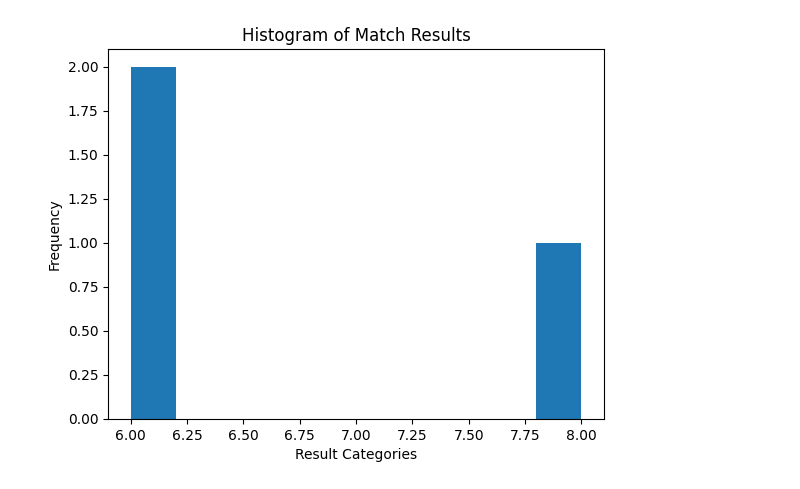
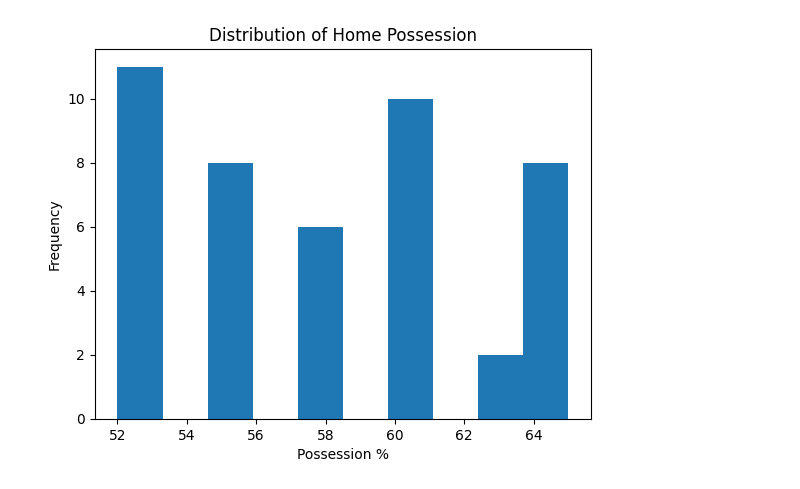
Before and after one commit to Brayemar/Football-Match-Prediction-, a Jupyter notebook: eda.ipynb, the cells around one changed output. Cells and saved outputs as stored; diff of their text form; code cells hidden in the pictures.

```diff
--- a/eda.ipynb
+++ b/eda.ipynb
@@ -173,10 +228,13 @@ plt.show()
 # %%
-# GRAPH 8: RESULT DISTRIBUTION (HISTOGRAM)
-# Shows distribution pattern of match outcomes
-data['result'].value_counts().plot(kind='hist')
-plt.title("Histogram of Match Results")
-plt.xlabel("Result Categories")
+# ===============================
+# HOME POSSESSION DISTRIBUTION
+# ===============================
+# Shows how possession is distributed across matches
+# This helps detect consistency of data
+data['home_possession'].plot(kind='hist', bins=10)
+plt.title("Distribution of Home Possession")
+plt.xlabel("Possession %")
 plt.ylabel("Frequency")
 plt.show()
 # %% [output]
-[figure, old version]
+[figure, new version]
```
Also changed, not shown: parts of 17 cells of this notebook, 2 other files.
